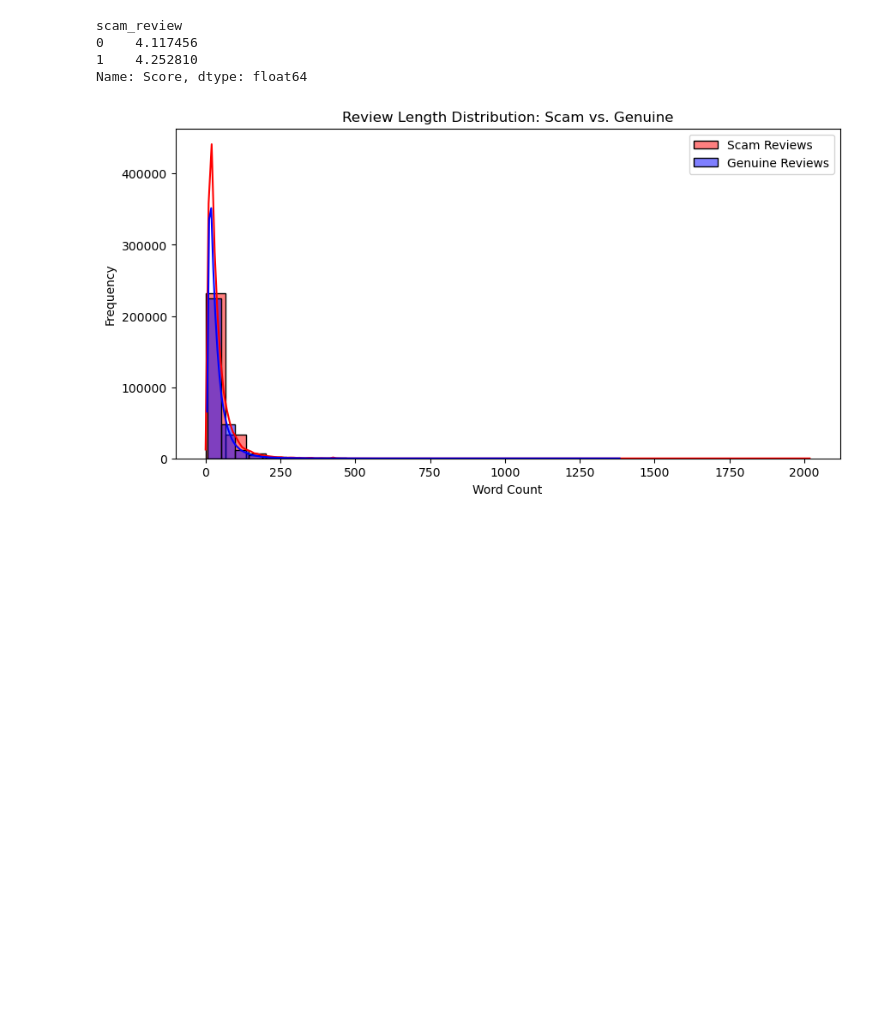
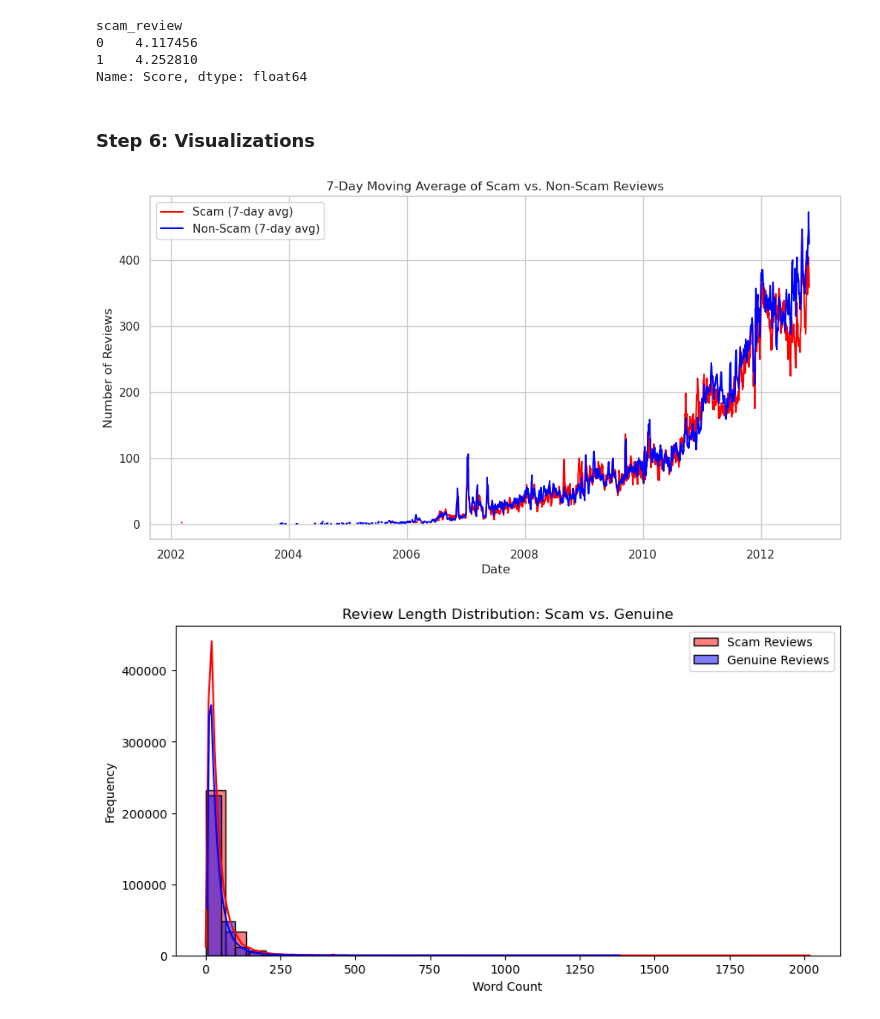
Before and after one commit to rsm-agamble/mgta-415-final-project-analysis, a Jupyter notebook: Scam_Review_Impact.ipynb, the cells around one changed output. Drawn from its saved outputs; the diff is of its cells as text; code cells hidden in the pictures; blank space fills up the shorter version.

```diff
--- a/Scam_Review_Impact.ipynb
+++ b/Scam_Review_Impact.ipynb
@@ -374,6 +386,35 @@ scam_review
 0    4.117456
 1    4.252810
 Name: Score, dtype: float64
+# %% [markdown]
+### **Step 6: Visualizations**
+# %%
+# Looking into the time factor
+
+df['date'] = pd.to_datetime(df['Time'], unit='s')
+
+df['scam_review_bool'] = df['scam_review'].apply(lambda x: True if x == 1 else False)
+
+df_daily_counts = df.groupby(['date', 'scam_review_bool']).size().unstack()
+
+df_daily_counts['scam_percentage'] = (df_daily_counts[True] / df_daily_counts.sum(axis=1)) * 100
+# %%
+# Calculate rolling averages (7-day)
+df_daily_counts['scam_7d_avg'] = df_daily_counts[True].rolling(window=7).mean()
+df_daily_counts['non_scam_7d_avg'] = df_daily_counts[False].rolling(window=7).mean()
+
+# Plot
+plt.figure(figsize=(12,6))
+plt.plot(df_daily_counts.index, df_daily_counts['scam_7d_avg'], color='red', label="Scam (7-day avg)")
+plt.plot(df_daily_counts.index, df_daily_counts['non_scam_7d_avg'], color='blue', label="Non-Scam (7-day avg)")
+
+plt.title("7-Day Moving Average of Scam vs. Non-Scam Reviews")
+plt.xlabel("Date")
+plt.ylabel("Number of Reviews")
+plt.legend()
+plt.show()
+# %% [output]
+[figure, added]
 # %%
 plt.figure(figsize=(10,5))
 sns.histplot(df[df['scam_review'] == 1]['word_count'], bins=30, color="red", label="Scam Reviews", kde=True)
```
Also changed, not shown: parts of 5 cells of this notebook.
